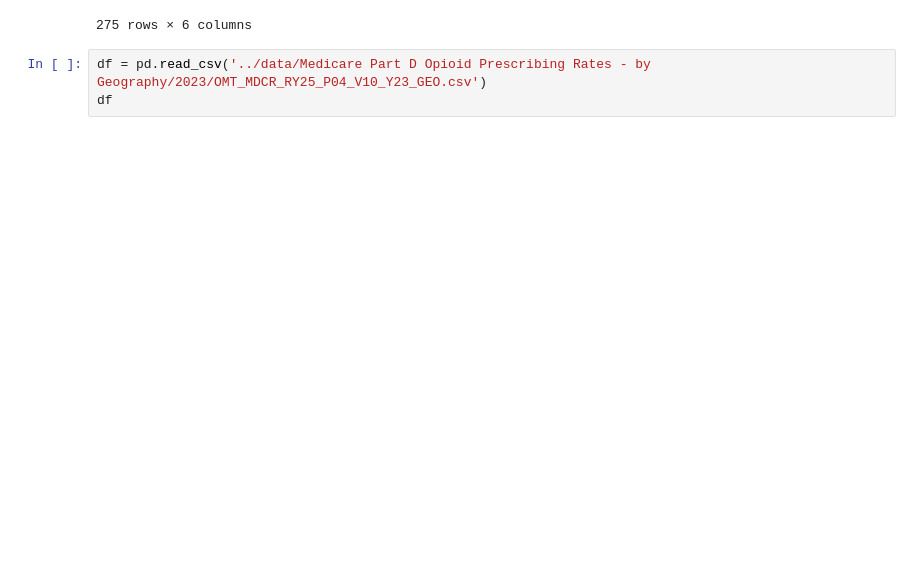
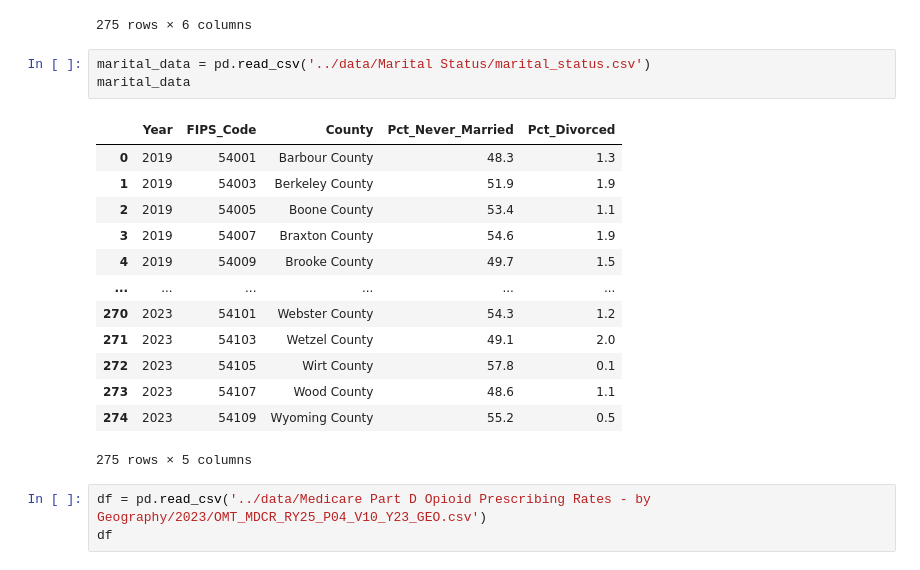
Before and after one commit to vyarabad/The-Intervention-Task-Force, a Jupyter notebook: notebooks/virginia_opioid.ipynb, the cells around one changed output. Drawn from its saved outputs; the diff is of its cells as text; blank space fills up the shorter version.

```diff
--- a/notebooks/virginia_opioid.ipynb
+++ b/notebooks/virginia_opioid.ipynb
@@ -44,6 +44,23 @@ poverty_data
 | 273 | 2023 | 54107 | Wood County | 14.8 | 19.0 | 35706 |
 | 274 | 2023 | 54109 | Wyoming County | 22.6 | 26.0 | 7926 |
 275 rows × 6 columns
+# %%
+marital_data = pd.read_csv('../data/Marital Status/marital_status.csv')
+marital_data
+# %% [output]
+|  | Year | FIPS_Code | County | Pct_Never_Married | Pct_Divorced |
+| 0 | 2019 | 54001 | Barbour County | 48.3 | 1.3 |
+| 1 | 2019 | 54003 | Berkeley County | 51.9 | 1.9 |
+| 2 | 2019 | 54005 | Boone County | 53.4 | 1.1 |
+| 3 | 2019 | 54007 | Braxton County | 54.6 | 1.9 |
+| 4 | 2019 | 54009 | Brooke County | 49.7 | 1.5 |
+| ... | ... | ... | ... | ... | ... |
+| 270 | 2023 | 54101 | Webster County | 54.3 | 1.2 |
+| 271 | 2023 | 54103 | Wetzel County | 49.1 | 2.0 |
+| 272 | 2023 | 54105 | Wirt County | 57.8 | 0.1 |
+| 273 | 2023 | 54107 | Wood County | 48.6 | 1.1 |
+| 274 | 2023 | 54109 | Wyoming County | 55.2 | 0.5 |
+275 rows × 5 columns
 # %%
 df = pd.read_csv('../data/Medicare Part D Opioid Prescribing Rates - by Geography/2023/OMT_MDCR_RY25_P04_V10_Y23_GEO.csv')
 df
```
Also changed, not shown: parts of 3 cells of this notebook, 3 other files.
